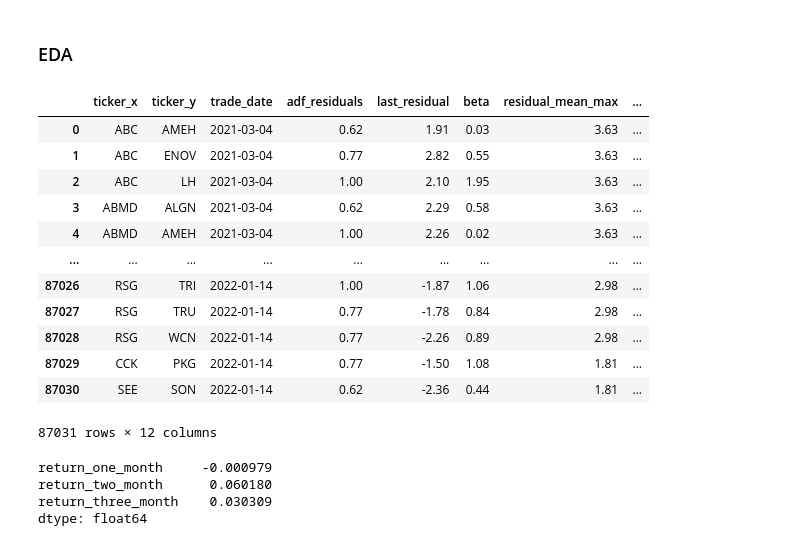
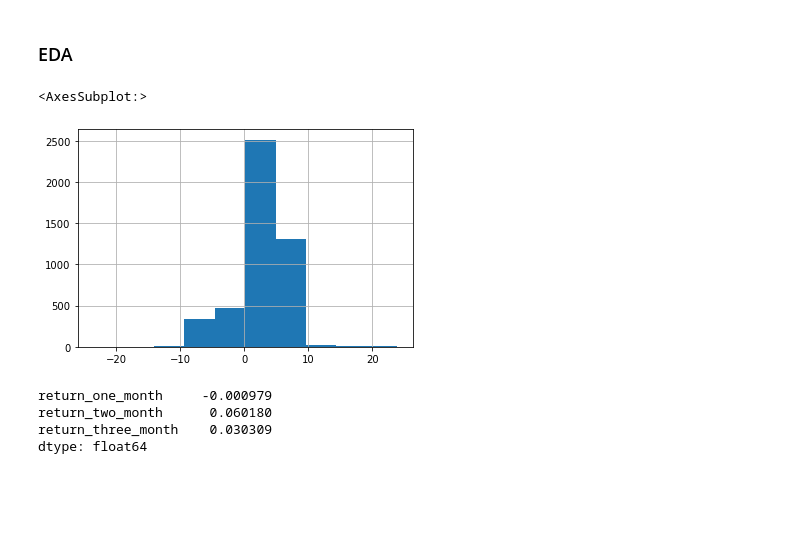
Before and after one commit to DomStan/stonk-rank, a Jupyter notebook: stonks_notebook.ipynb, the cells around one changed output. Drawn from its saved outputs; the diff is of its cells as text; code cells hidden in the pictures; blank space fills up the shorter version.

```diff
--- a/stonks_notebook.ipynb
+++ b/stonks_notebook.ipynb
@@ -33,7 +32,7 @@ _DAYS_IN_TRADING_WEEK = 5
 # %% [markdown]
 ### Input ticker names by industry
 # %%
-def get_tickers_by_industry(market_cap_min_mm, industries, data_dir=None, filename=None):
+def get_tickers_by_industry(market_cap_min_mm, market_cap_max_mm, industries, data_dir=None, filename=None):
     '''
     Read the CSV file containing all tickers and their subindustries and return tickers from the selected subindustries in a list.
 
@@ -45,12 +44,15 @@ def get_tickers_by_industry(market_cap_min_mm, industries, data_dir=None, filena
     filename = 'stonk_list.csv' if filename is None else filename
     data_dir = 'data' if data_dir is None else data_dir
 
+    if not market_cap_max_mm:
+        market_cap_max_mm = np.iinfo(np.int32).max
+
     path_to_csv = os.path.join(data_dir, filename)
     stonk_list = pd.read_csv(path_to_csv)
-    stonk_list = stonk_list[stonk_list['market_cap'] >= market_cap_min_mm]
+    stonk_list = stonk_list[stonk_list['market_cap'].between(market_cap_min_mm, market_cap_max_mm)]
     return stonk_list.set_index('ticker') if not industries else stonk_list[stonk_list['subindustry'].isin(industries)].set_index('ticker')
 # %%
-def download_stonk_prices(stonk_list, period_years=3, date_from=None, date_to=None, interval='1d', source='yfinance', data_dir='data', proxy=False):
+def download_stonk_prices(stonk_list, period_years, date_from=None, date_to=None, interval='1d', source='yfinance', data_dir='data', proxy=False):
     '''
     Returns historical price data for the selected stonks.
 
@@ -738,7 +704,7 @@ def separate_pair_index(indexes):
 #### 1. Download stock daily prices
 # %%
 # Gets all ticker names (no argument given)
-ticker_list = get_tickers_by_industry(market_cap_min_mm=1000, industries=[])
+ticker_list = get_tickers_by_industry(market_cap_min_mm=1000, market_cap_max_mm=None, industries=[])
 # %%
 # ticker_list = set(list(ticker_pairs['x']) + list(ticker_pairs['y']))
 # %%
@@ -946,21 +947,3 @@ def preprocess_stock_list(write_csv, raw_data_path='data/raw_stonk_list.xls', ou
     return df
 # %% [markdown]
 ### EDA
-# %%
-df = ingest_trade_data(data_dir='data/trades')
-# %%
-df
-# %% [output]
-|  | ticker_x | ticker_y | trade_date | adf_residuals | last_residual | beta | residual_mean_max | ... |
-| 0 | ABC | AMEH | 2021-03-04 | 0.62 | 1.91 | 0.03 | 3.63 | ... |
-| 1 | ABC | ENOV | 2021-03-04 | 0.77 | 2.82 | 0.55 | 3.63 | ... |
-| 2 | ABC | LH | 2021-03-04 | 1.00 | 2.10 | 1.95 | 3.63 | ... |
-| 3 | ABMD | ALGN | 2021-03-04 | 0.62 | 2.29 | 0.58 | 3.63 | ... |
-| 4 | ABMD | AMEH | 2021-03-04 | 1.00 | 2.26 | 0.02 | 3.63 | ... |
-| ... | ... | ... | ... | ... | ... | ... | ... | ... |
-| 87026 | RSG | TRI | 2022-01-14 | 1.00 | -1.87 | 1.06 | 2.98 | ... |
-| 87027 | RSG | TRU | 2022-01-14 | 0.77 | -1.78 | 0.84 | 2.98 | ... |
-| 87028 | RSG | WCN | 2022-01-14 | 0.77 | -2.26 | 0.89 | 2.98 | ... |
-| 87029 | CCK | PKG | 2022-01-14 | 0.77 | -1.50 | 1.08 | 1.81 | ... |
-| 87030 | SEE | SON | 2022-01-14 | 0.62 | -2.36 | 0.44 | 1.81 | ... |
-87031 rows × 12 columns
@@ -967,3 +958,8 @@ df
+# %%
+df[df['last_residual'].abs() > 4]['residual_one_month'].hist()
+# %% [output]
+<AxesSubplot:>
+[figure, added]
 # %%
 df['residual_diff'] = df['residual_mean_max'] - df['last_residual'].abs()
 # %%
```
Also changed, not shown: parts of 41 cells of this notebook.
